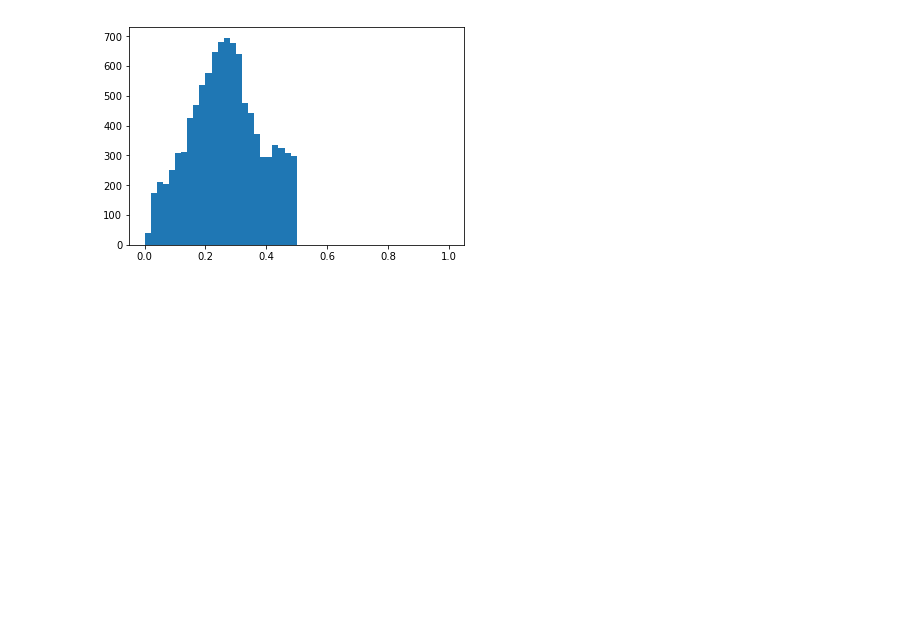
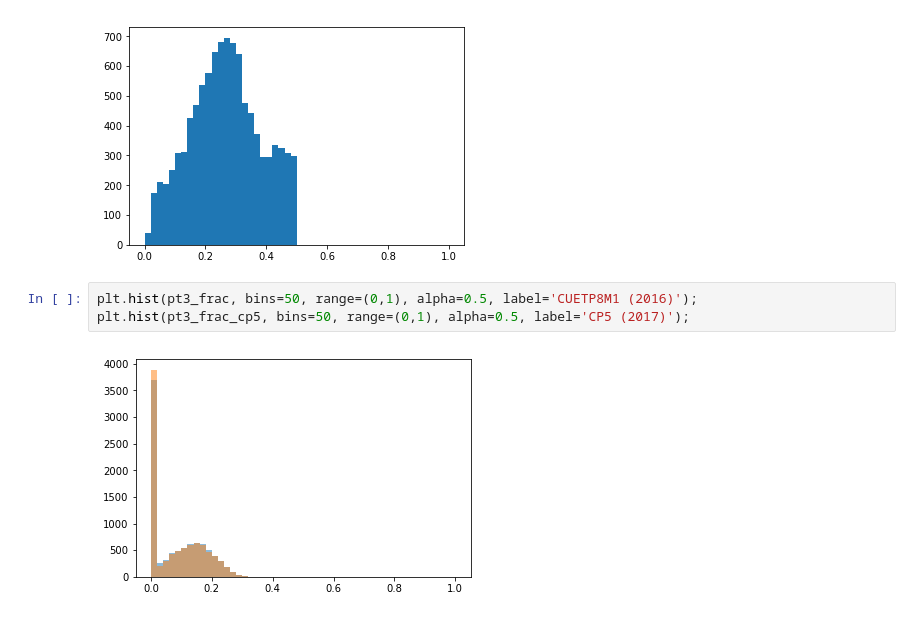
Before and after one commit to kdlong/MonoZprimeHadronizationStudy, a Jupyter notebook: MonoZprimeHadronizationStudy.ipynb, the cells around one changed output. Drawn from its saved outputs; the diff is of its cells as text; blank space fills up the shorter version.

```diff
--- a/MonoZprimeHadronizationStudy.ipynb
+++ b/MonoZprimeHadronizationStudy.ipynb
@@ -46,3 +82,8 @@ plt.hist(pt1_frac, bins=60, range=(0,1.1));
 plt.hist(pt2_frac, bins=50, range=(0,1));
 # %% [output]
 [figure]
+# %%
+plt.hist(pt3_frac, bins=50, range=(0,1), alpha=0.5, label='CUETP8M1 (2016)');
+plt.hist(pt3_frac_cp5, bins=50, range=(0,1), alpha=0.5, label='CP5 (2017)');
+# %% [output]
+[figure, added]
```
Also changed, not shown: parts of 11 cells of this notebook.
